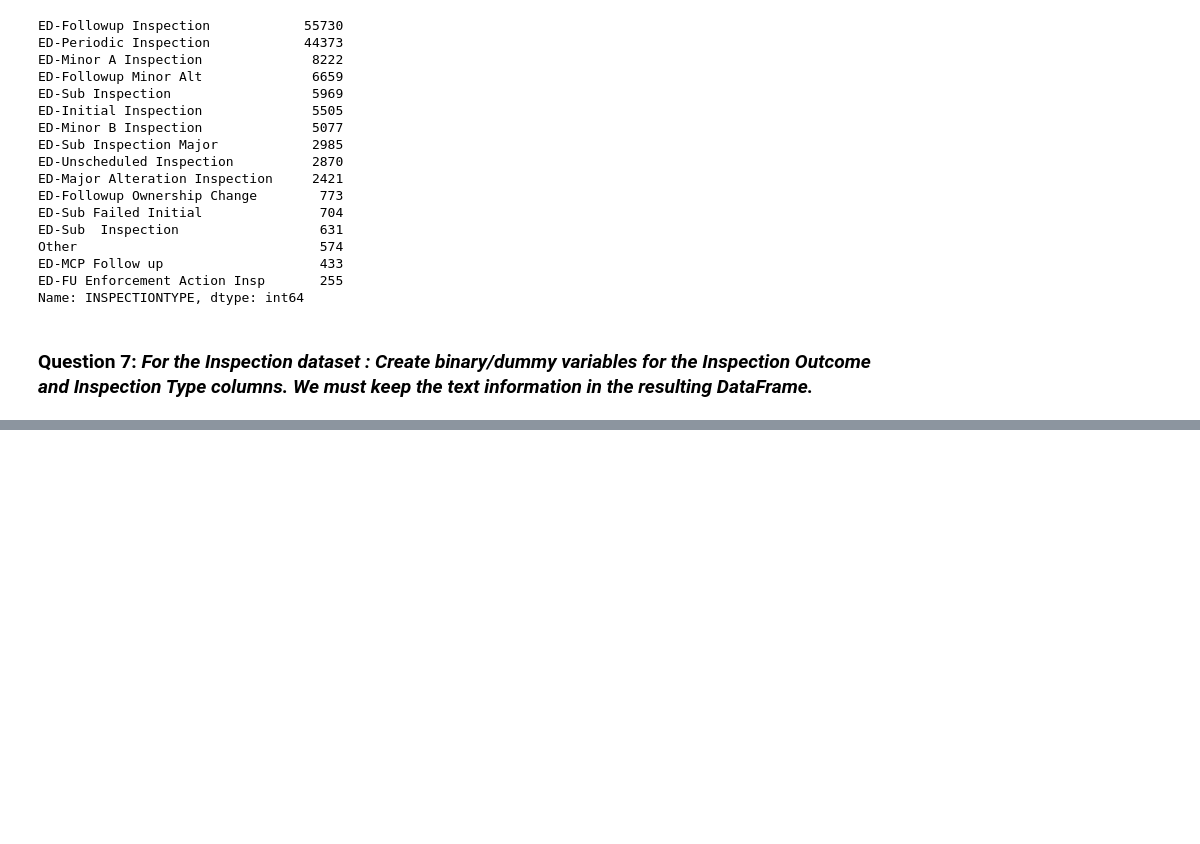
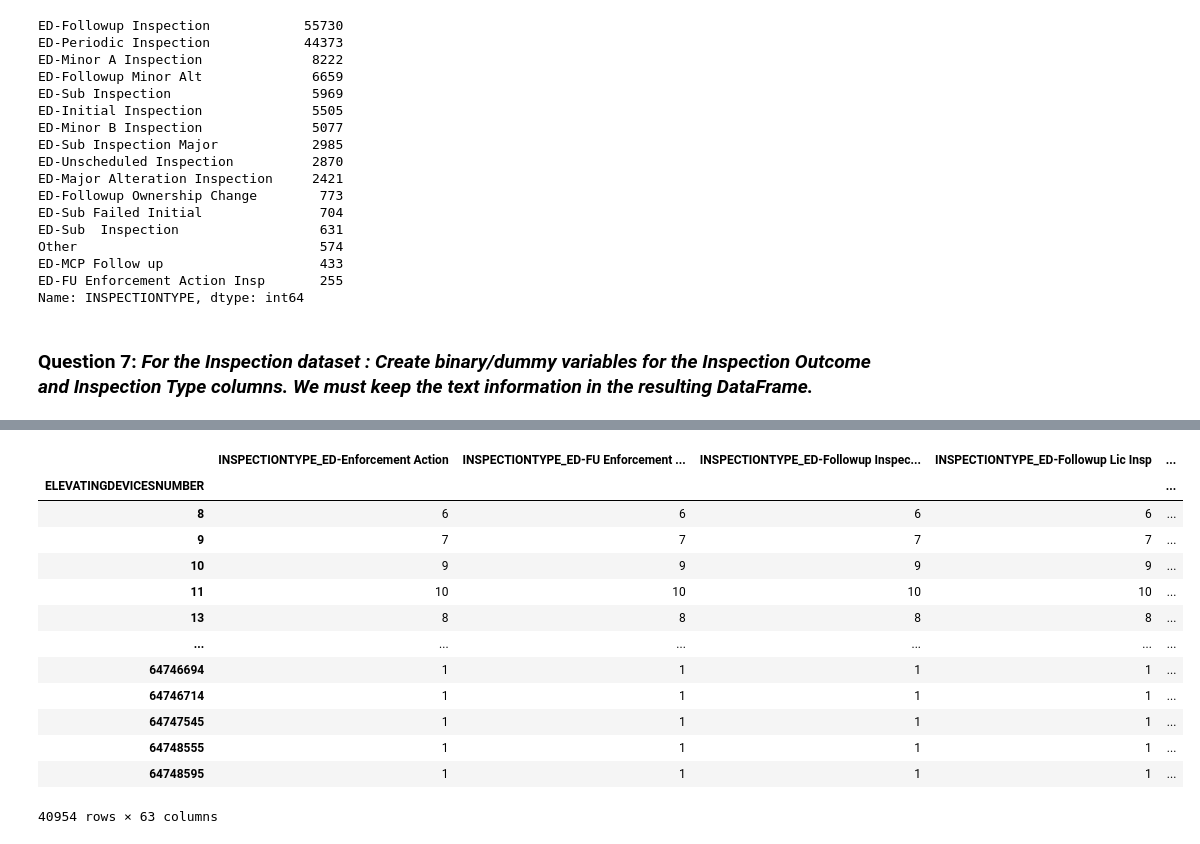
Before and after one commit to MathieuHoude/smartjourney, a Jupyter notebook: notebooks/Week3.ipynb, the cells around one changed output, grey strips where cells are left out. Cells and saved outputs as stored; diff of their text form; code cells hidden in the pictures; blank space fills up the shorter version.

```diff
--- a/notebooks/Order.ipynb
+++ b/notebooks/Week3.ipynb
@@ -275,6 +275,3 @@ ED-FU Enforcement Action Insp       255
 Name: INSPECTIONTYPE, dtype: int64
 # %% [markdown]
 ### Question 7: *For the Inspection dataset : Create binary/dummy variables for the Inspection Outcome and Inspection Type columns. We must keep the text information in the resulting DataFrame.*
-# %%
-inspected = pd.get_dummies(inspected, columns=["INSPECTIONTYPE", "INSPECTIONOUTCOME"])
-inspected.head()
@@ -288,0 +278,8 @@ inspected.head()
+# %%
+inspectedWithDummies = pd.get_dummies(inspected, columns=["INSPECTIONTYPE", "INSPECTIONOUTCOME"])
+x = inspectedWithDummies.columns[inspectedWithDummies.columns.str.contains("INSPECTIONTYPE")].to_list()
+y = inspectedWithDummies.columns[inspectedWithDummies.columns.str.contains("INSPECTIONOUTCOME")].to_list()
+x.extend(y)
+x.append("ELEVATINGDEVICESNUMBER")
+inspectedWithDummies = inspectedWithDummies[x]
+inspectedWithDummies
@@ -288,0 +311,18 @@ inspected.head()
+# %%
+x = inspectedWithDummies.groupby("ELEVATINGDEVICESNUMBER").count()
+x
+# %% [output]
+|  | INSPECTIONTYPE_ED-Enforcement Action | INSPECTIONTYPE_ED-FU Enforcement ... | INSPECTIONTYPE_ED-Followup Inspec... | INSPECTIONTYPE_ED-Followup Lic Insp | ... |
+| ELEVATINGDEVICESNUMBER |  |  |  |  | ... |
+| 8 | 6 | 6 | 6 | 6 | ... |
+| 9 | 7 | 7 | 7 | 7 | ... |
+| 10 | 9 | 9 | 9 | 9 | ... |
+| 11 | 10 | 10 | 10 | 10 | ... |
+| 13 | 8 | 8 | 8 | 8 | ... |
+| ... | ... | ... | ... | ... | ... |
+| 64746694 | 1 | 1 | 1 | 1 | ... |
+| 64746714 | 1 | 1 | 1 | 1 | ... |
+| 64747545 | 1 | 1 | 1 | 1 | ... |
+| 64748555 | 1 | 1 | 1 | 1 | ... |
+| 64748595 | 1 | 1 | 1 | 1 | ... |
+40954 rows × 63 columns
```
Also changed, not shown: parts of 5 cells of this notebook.
